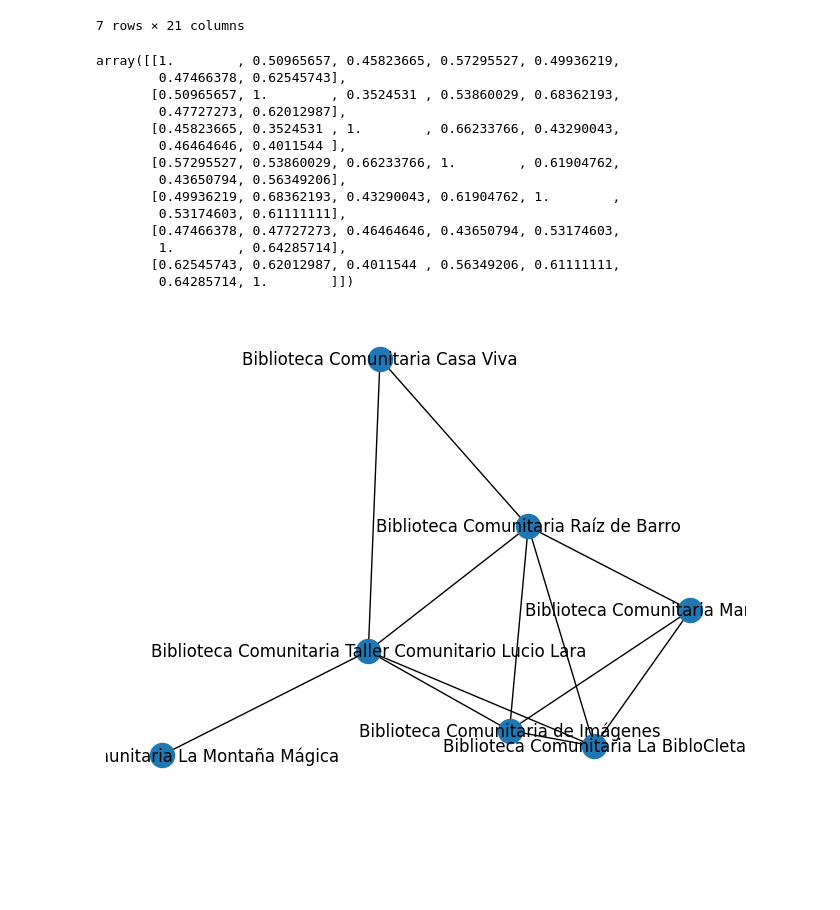
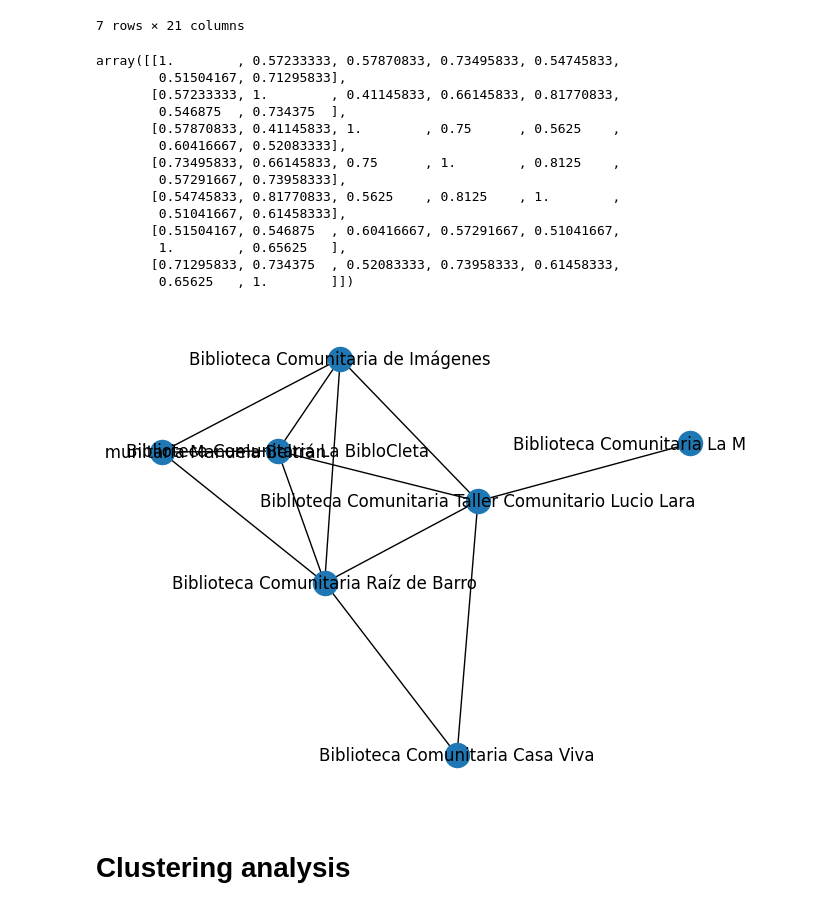
Before and after one commit to complexluise/bibliotecas_comunitarias_grafos, a Jupyter notebook: notebooks/2. Obtención de la red de atributos de bibliotecas.ipynb, the cells around one changed output. Cells and saved outputs as stored; diff of their text form; code cells hidden in the pictures; blank space fills up the shorter version.

Commit message:
✨ feat(notebooks): Agrega análisis de clusters y visualización de redes para bibliotecas comunitarias.

```diff
--- a/notebooks/2. Obtención de la red de atributos de bibliotecas.ipynb
+++ b/notebooks/2. Obtención de la red de atributos de bibliotecas.ipynb
@@ -18,40 +18,43 @@ df
 | 6 | BCRU003 | Biblioteca Comunitaria Raíz de Barro | 0 | 2 | 50.0 | ... |
 7 rows × 21 columns
 # %%
-gower = GowerSimilarity.calculate(df, nan_strategy="neutral")
+data = df.copy().drop(labels=["BibliotecaID", "BibliotecaNombre"], axis=1)
+
+gower = GowerSimilarity.calculate(data, nan_strategy="drop")
 gower
 # %% [output]
-array([[1.        , 0.50965657, 0.45823665, 0.57295527, 0.49936219,
-        0.47466378, 0.62545743],
-       [0.50965657, 1.        , 0.3524531 , 0.53860029, 0.68362193,
-        0.47727273, 0.62012987],
-       [0.45823665, 0.3524531 , 1.        , 0.66233766, 0.43290043,
-        0.46464646, 0.4011544 ],
-       [0.57295527, 0.53860029, 0.66233766, 1.        , 0.61904762,
-        0.43650794, 0.56349206],
-       [0.49936219, 0.68362193, 0.43290043, 0.61904762, 1.        ,
-        0.53174603, 0.61111111],
-       [0.47466378, 0.47727273, 0.46464646, 0.43650794, 0.53174603,
-        1.        , 0.64285714],
-       [0.62545743, 0.62012987, 0.4011544 , 0.56349206, 0.61111111,
-        0.64285714, 1.        ]])
+array([[1.        , 0.57233333, 0.57870833, 0.73495833, 0.54745833,
+        0.51504167, 0.71295833],
+       [0.57233333, 1.        , 0.41145833, 0.66145833, 0.81770833,
+        0.546875  , 0.734375  ],
+       [0.57870833, 0.41145833, 1.        , 0.75      , 0.5625    ,
+        0.60416667, 0.52083333],
+       [0.73495833, 0.66145833, 0.75      , 1.        , 0.8125    ,
+        0.57291667, 0.73958333],
+       [0.54745833, 0.81770833, 0.5625    , 0.8125    , 1.        ,
+        0.51041667, 0.61458333],
+       [0.51504167, 0.546875  , 0.60416667, 0.57291667, 0.51041667,
+        1.        , 0.65625   ],
+       [0.71295833, 0.734375  , 0.52083333, 0.73958333, 0.61458333,
+        0.65625   , 1.        ]])
 # %%
 from sandbox.multiplex_network import LayerFactory
 
 # Create layer factory with Gower similarity
 factory = LayerFactory(
     similarity_strategy=GowerSimilarity
 )
 
 # Create network layer with optimization
 network = factory.create_layer(
     master_table=df,
     nodes_name=list(df["BibliotecaNombre"].unique()),
     weighting_strategy='feature_entropy',
     threshold=0.55,
+    nan_strategy='impute'
 )
 import networkx as nx
-nx.draw(network, with_labels=True)
+nx.draw_networkx(network, with_labels=True)
 # %% [output]
-[figure, old version]
+[figure, new version]
 # %%
@@ -58,0 +62,2 @@ nx.write_graphml(network, "network.graphml")
+# %% [markdown]
+# Clustering analysis
```
Also changed, not shown: parts of 10 cells of this notebook.
